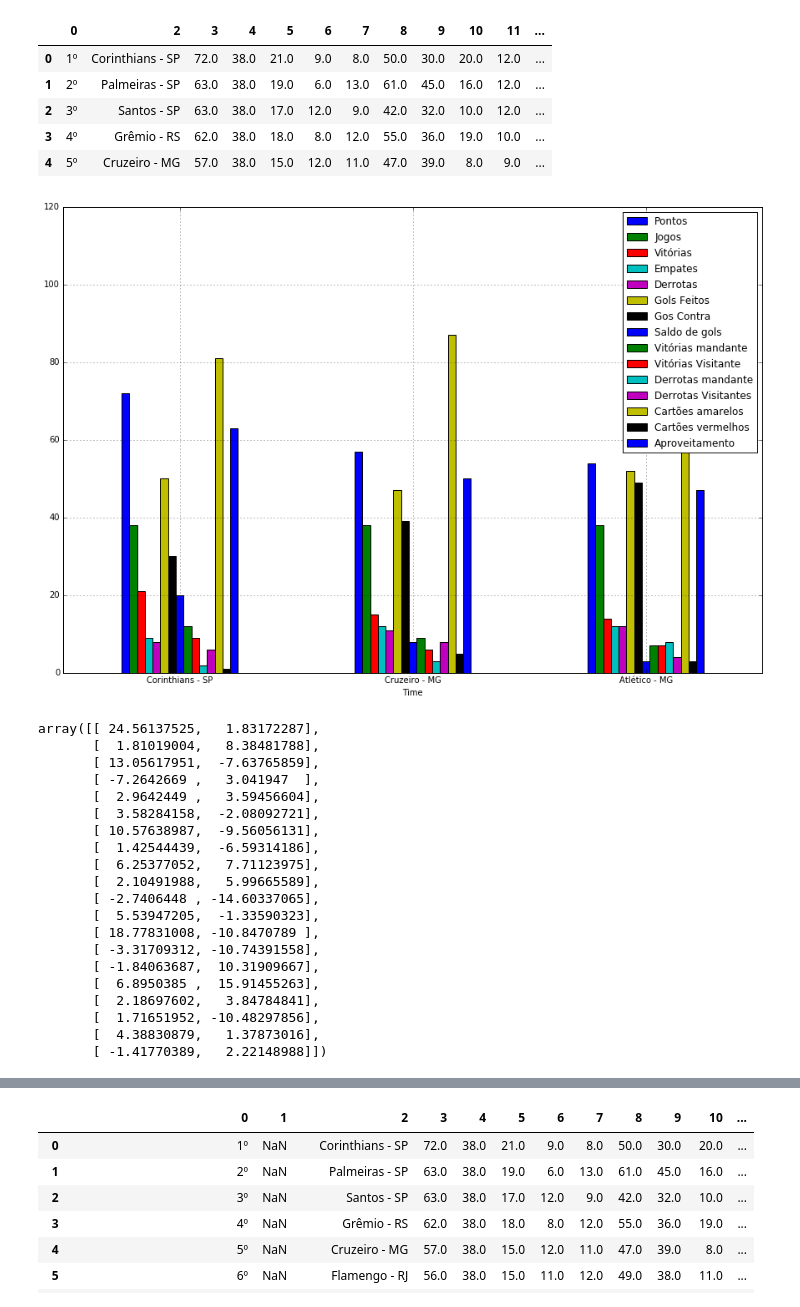
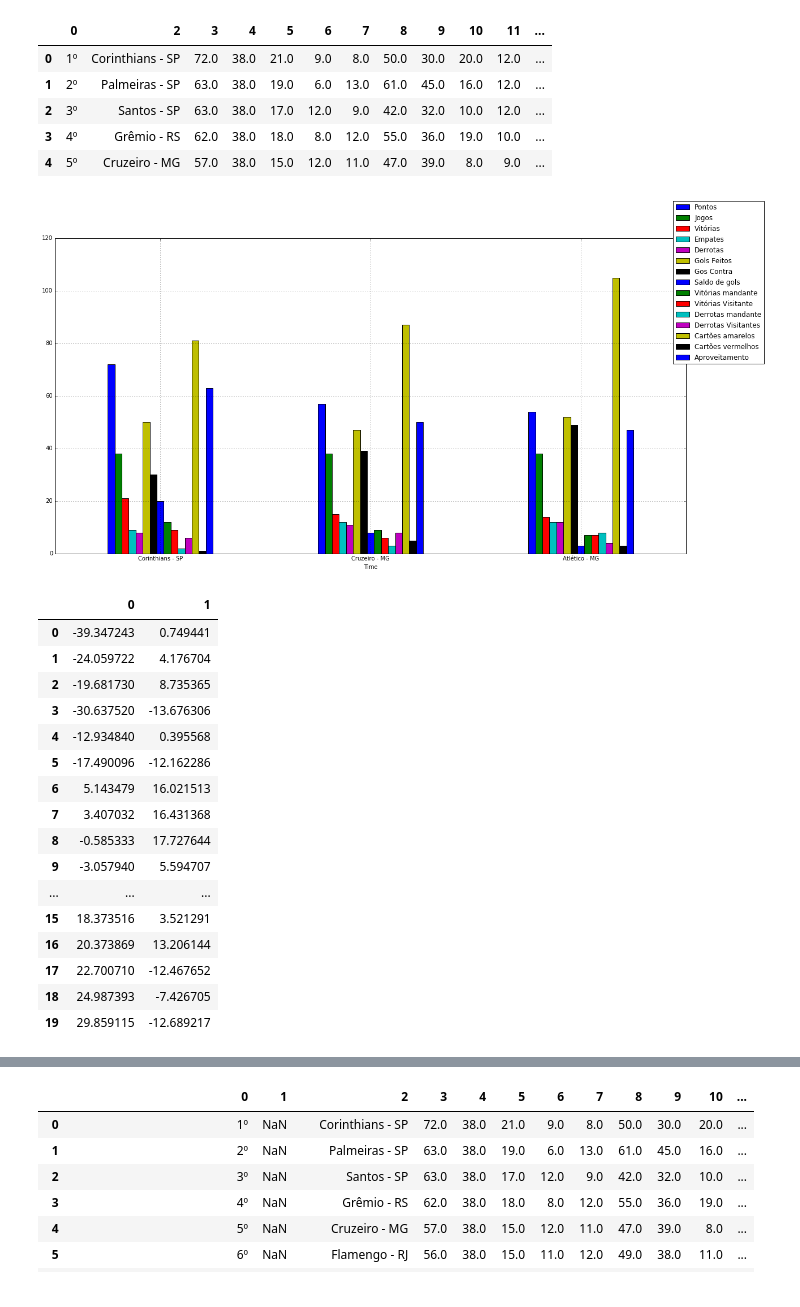
Before and after one commit to dalraf/jupyter, a Jupyter notebook: Campeonato Brasileiro.ipynb, the cells around one changed output, grey strips where cells are left out. Drawn from its saved outputs; the diff is of its cells as text; code cells hidden in the pictures.

```diff
--- a/Campeonato Brasileiro.ipynb
+++ b/Campeonato Brasileiro.ipynb
@@ -24,36 +25,36 @@ tabela.head()
 tabela.columns = ['Posição', 'Time','Pontos', 'Jogos','Vitórias','Empates','Derrotas','Gols Feitos','Gos Contra','Saldo de gols','Vitórias mandante','Vitórias Visitante', 'Derrotas mandante','Derrotas Visitantes','Cartões amarelos','Cartões vermelhos', 'Aproveitamento']
 # %%
 times = tabela.loc[[0,4,8]]
-grafico = times.plot(kind='bar',x=1,figsize=(15,10), grid=True, legend=True,rot=0)
+grafico = times.plot(kind='bar',x=1,figsize=(20,10), grid=True,rot=0 )
+plt.legend(bbox_to_anchor=(1, 1),
+           bbox_transform=plt.gcf().transFigure)
 plt.show()
 # %% [output]
-[figure, old version]
+[figure, new version]
 # %%
 tabelasta = dfs[0].drop([0,1,2], axis=1).drop([20])
 # %%
-distribuicao = TSNE(n_components=2).fit_transform(tabelasta) * 100000
+pca = sklearnPCA(n_components=2) #2-dimensional PCA
+distribuicao = pd.DataFrame(pca.fit_transform(tabelasta))
 distribuicao
 # %% [output]
-array([[ 24.56137525,   1.83172287],
-       [  1.81019004,   8.38481788],
-       [ 13.05617951,  -7.63765859],
-       [ -7.2642669 ,   3.041947  ],
-       [  2.9642449 ,   3.59456604],
-       [  3.58284158,  -2.08092721],
-       [ 10.57638987,  -9.56056131],
-       [  1.42544439,  -6.59314186],
-       [  6.25377052,   7.71123975],
-       [  2.10491988,   5.99665589],
-       [ -2.7406448 , -14.60337065],
-       [  5.53947205,  -1.33590323],
-       [ 18.77831008, -10.8470789 ],
-       [ -3.31709312, -10.74391558],
-       [ -1.84063687,  10.31909667],
-       [  6.8950385 ,  15.91455263],
-       [  2.18697602,   3.84784841],
-       [  1.71651952, -10.48297856],
-       [  4.38830879,   1.37873016],
-       [ -1.41770389,   2.22148988]])
+|  | 0 | 1 |
+| 0 | -39.347243 | 0.749441 |
+| 1 | -24.059722 | 4.176704 |
+| 2 | -19.681730 | 8.735365 |
+| 3 | -30.637520 | -13.676306 |
+| 4 | -12.934840 | 0.395568 |
+| 5 | -17.490096 | -12.162286 |
+| 6 | 5.143479 | 16.021513 |
+| 7 | 3.407032 | 16.431368 |
+| 8 | -0.585333 | 17.727644 |
+| 9 | -3.057940 | 5.594707 |
+| ... | ... | ... |
+| 15 | 18.373516 | 3.521291 |
+| 16 | 20.373869 | 13.206144 |
+| 17 | 22.700710 | -12.467652 |
+| 18 | 24.987393 | -7.426705 |
+| 19 | 29.859115 | -12.689217 |
 # %%
 listatimes = tabela.drop([20])[['Time']].values.tolist()
 # %%
```
Also changed, not shown: parts of 3 cells of this notebook, 1 other file.
